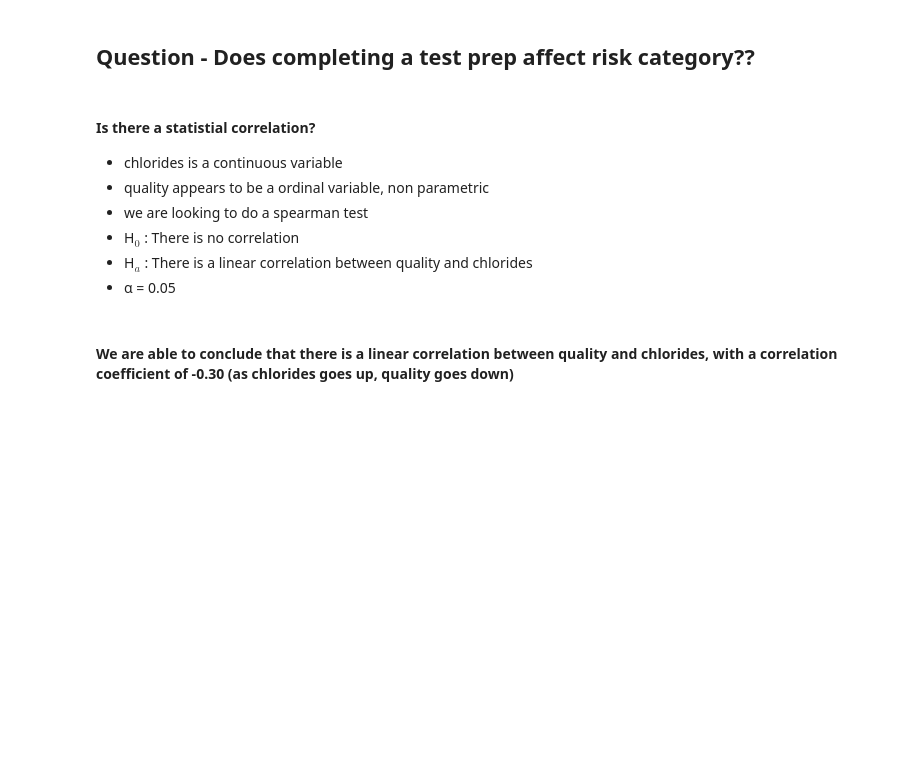
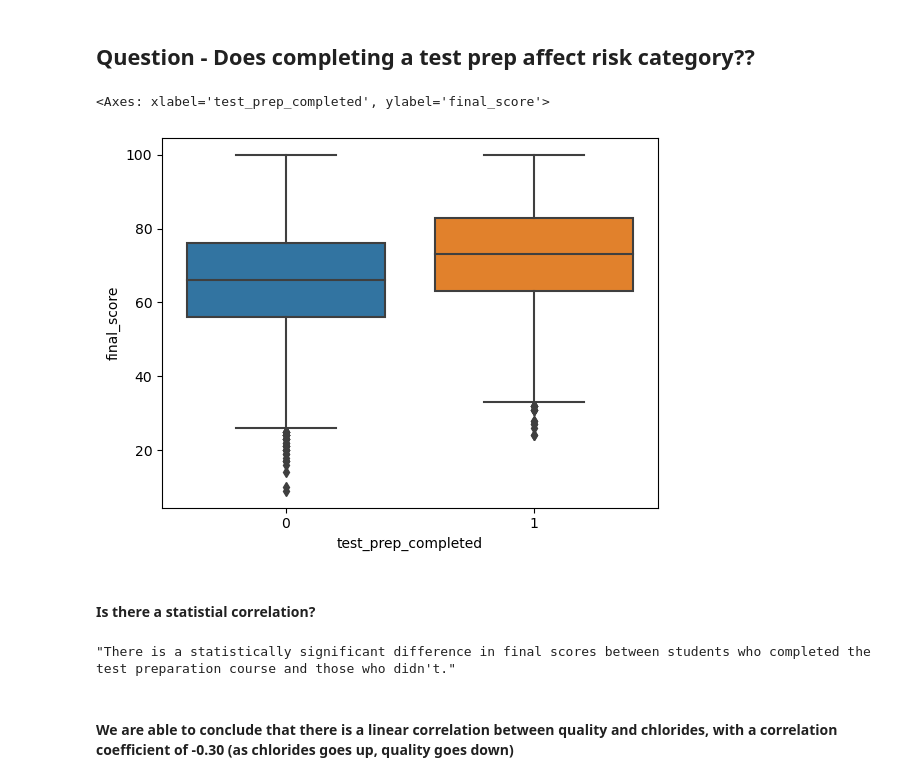
Before and after one commit to Fermin-Garcia/EduTrends, a Jupyter notebook: final_report.ipynb, the cells around one changed output. Drawn from its saved outputs; the diff is of its cells as text; code cells hidden in the pictures; blank space fills up the shorter version.

```diff
--- a/final_report.ipynb
+++ b/final_report.ipynb
@@ -116,19 +117,16 @@ Due to the violation of the normality assumption, we used the Mann-Whitney U tes
 # %% [markdown]
 ## Question - Does completing a test prep affect risk category??
 # %%
-# display a plot of chlorides by quality
-# e.get_plot_chlorides_by_quality(train)
+sns.boxplot(train, x='test_prep_completed', y='final_score')
+# %% [output]
+<Axes: xlabel='test_prep_completed', ylabel='final_score'>
+[figure, added]
 # %% [markdown]
 #### Is there a statistial correlation?
-- chlorides is a continuous variable
-- quality appears to be a ordinal variable, non parametric
-- we are looking to do a spearman test
-- H$_0$ : There is no correlation
-- H$_a$ : There is a linear correlation between quality and chlorides
-- α = 0.05
 # %%
-# run a statistical test on chlorides and quality
-# e.check_hypothesis(train, 'quality', 'chlorides', test=stats.spearmanr)
+e.test_prep_ttest(df=train, alpha=0.05)
+# %% [output]
+"There is a statistically significant difference in final scores between students who completed the test preparation course and those who didn't."
 # %% [markdown]
 #### We are able to conclude that there is a linear correlation between quality and chlorides, with a correlation coefficient of -0.30 (as chlorides goes up, quality goes down)
 # %% [markdown]
```
Also changed, not shown: parts of 2 cells of this notebook, 2 other files.
